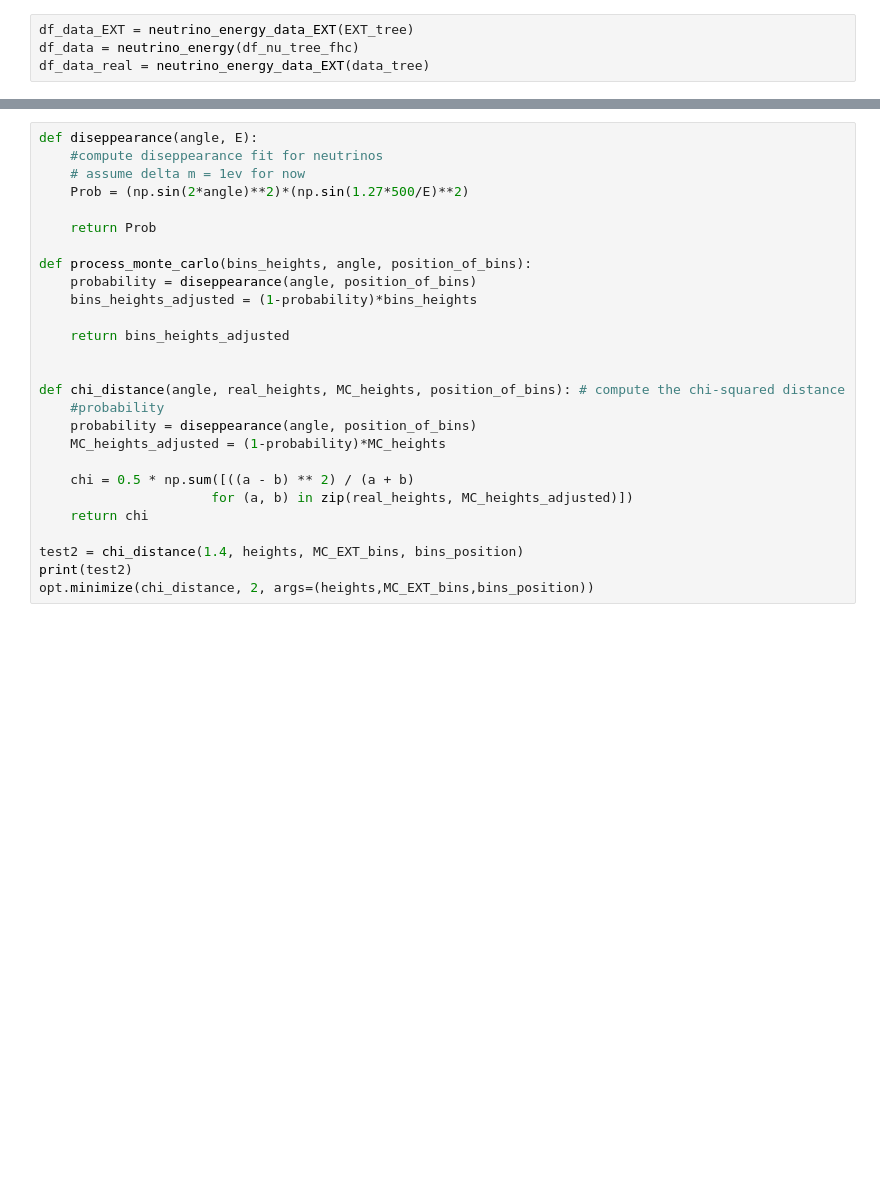
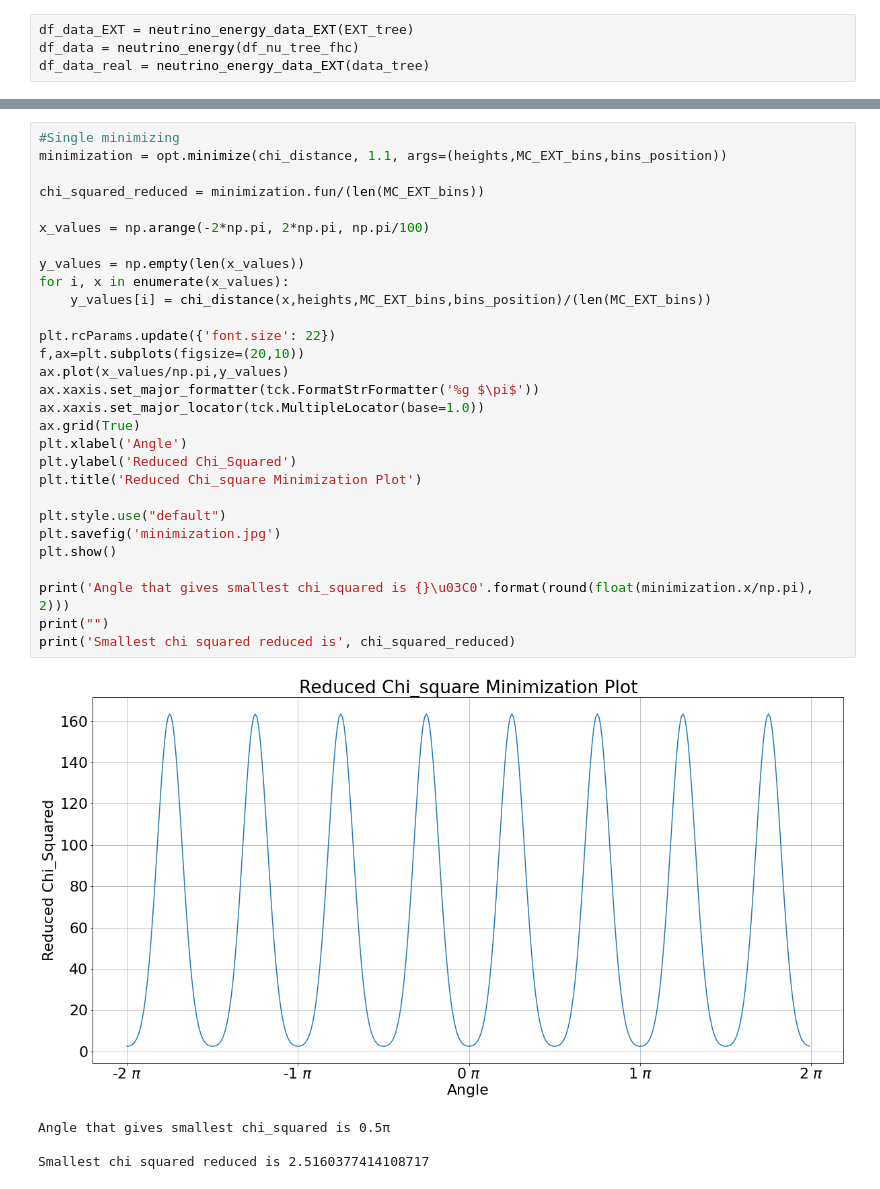
Before and after one commit to finnerudo/MScproject, a Jupyter notebook: Plotting_numu.ipynb, the cells around one changed output, grey strips where cells are left out. Drawn from its saved outputs; the diff is of its cells as text; blank space fills up the shorter version.

```diff
--- a/Plotting_numu.ipynb
+++ b/Plotting_numu.ipynb
@@ -292,27 +401,34 @@ np.sum(y_real)
 # %%
-def diseppearance(angle, E):
-    #compute diseppearance fit for neutrinos
-    # assume delta m = 1ev for now
-    Prob = (np.sin(2*angle)**2)*(np.sin(1.27*500/E)**2)
+#Single minimizing
+minimization = opt.minimize(chi_distance, 1.1, args=(heights,MC_EXT_bins,bins_position))
 
-    return Prob
+chi_squared_reduced = minimization.fun/(len(MC_EXT_bins))
 
-def process_monte_carlo(bins_heights, angle, position_of_bins):
-    probability = diseppearance(angle, position_of_bins)
-    bins_heights_adjusted = (1-probability)*bins_heights
+x_values = np.arange(-2*np.pi, 2*np.pi, np.pi/100)
 
-    return bins_heights_adjusted
+y_values = np.empty(len(x_values))
+for i, x in enumerate(x_values):
+    y_values[i] = chi_distance(x,heights,MC_EXT_bins,bins_position)/(len(MC_EXT_bins))
 
+plt.rcParams.update({'font.size': 22})
+f,ax=plt.subplots(figsize=(20,10))
+ax.plot(x_values/np.pi,y_values)
+ax.xaxis.set_major_formatter(tck.FormatStrFormatter('%g $\pi$'))
+ax.xaxis.set_major_locator(tck.MultipleLocator(base=1.0))
+ax.grid(True)
+plt.xlabel('Angle')
+plt.ylabel('Reduced Chi_Squared')
+plt.title('Reduced Chi_square Minimization Plot')
 
-def chi_distance(angle, real_heights, MC_heights, position_of_bins): # compute the chi-squared distance
-    #probability
-    probability = diseppearance(angle, position_of_bins)
-    MC_heights_adjusted = (1-probability)*MC_heights
+plt.style.use("default")
+plt.savefig('minimization.jpg')
+plt.show()
 
-    chi = 0.5 * np.sum([((a - b) ** 2) / (a + b)
-                      for (a, b) in zip(real_heights, MC_heights_adjusted)])
-    return chi
-
-test2 = chi_distance(1.4, heights, MC_EXT_bins, bins_position)
-print(test2)
-opt.minimize(chi_distance, 2, args=(heights,MC_EXT_bins,bins_position))
+print('Angle that gives smallest chi_squared is {}\u03C0'.format(round(float(minimization.x/np.pi), 2)))
+print("")
+print('Smallest chi squared reduced is', chi_squared_reduced)
+# %% [output]
+[figure, added]
+Angle that gives smallest chi_squared is 0.5π
+
+Smallest chi squared reduced is 2.5160377414108717
```
Also changed, not shown: parts of 19 cells of this notebook, 8 other files.
